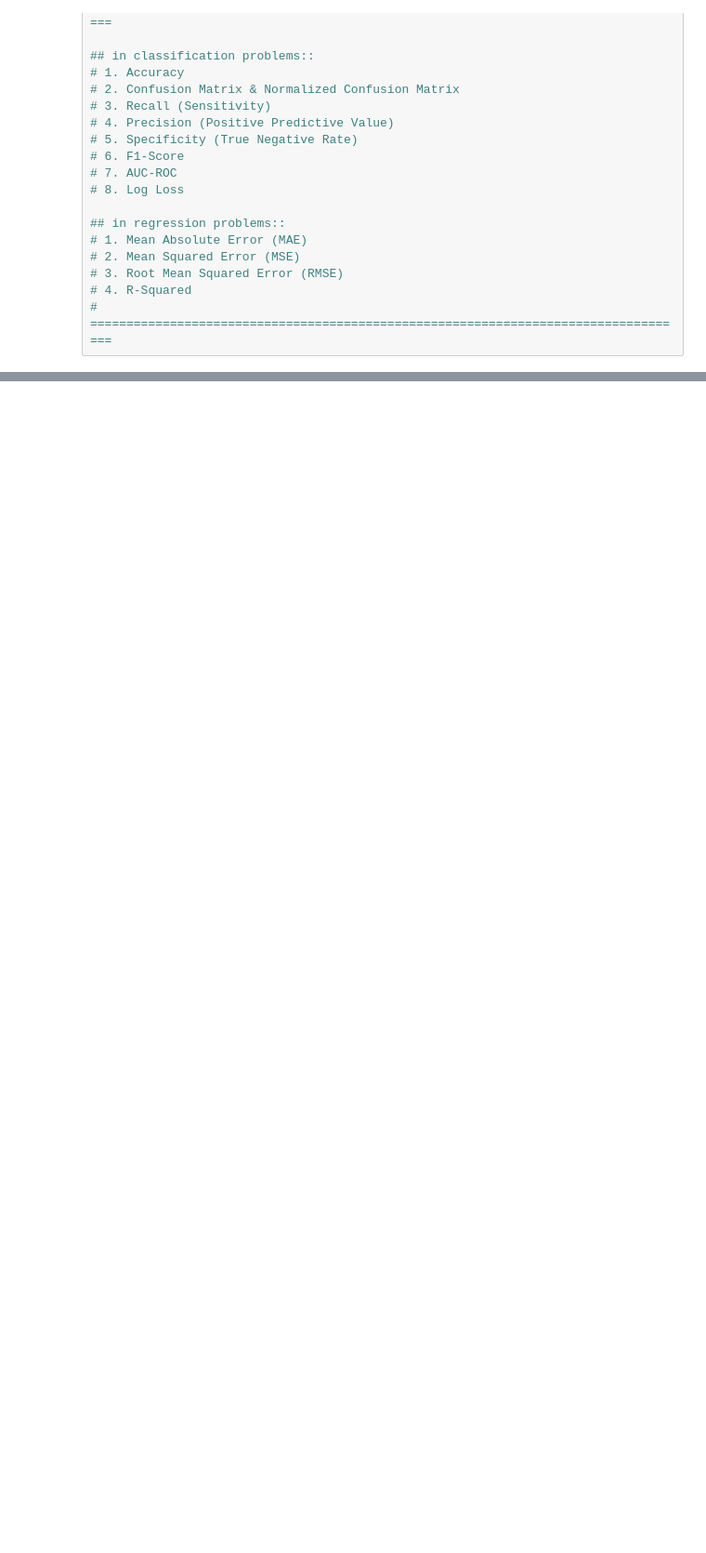
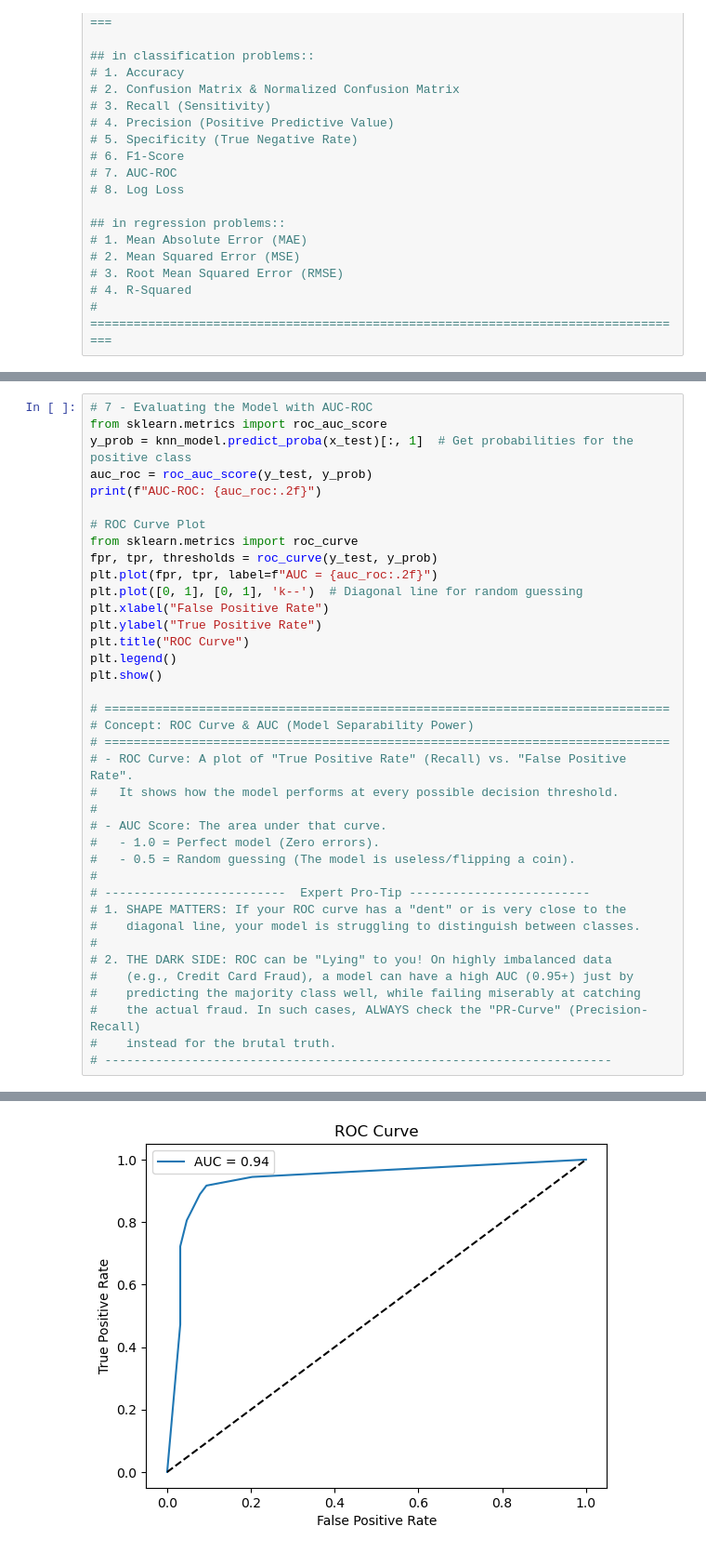
Before and after one commit to Amirhossein-momeni/AmirGeek_MachinLearning, a Jupyter notebook: 0050_Prediction and Evaluation/Prediction and Evaluation.ipynb, the cells around one changed output, grey strips where cells are left out. Shown at 93% size. Cells and saved outputs as stored; diff of their text form; blank space fills up the shorter version.

```diff
--- a/0050_Prediction and Evaluation/Prediction and Evaluation.ipynb
+++ b/0050_Prediction and Evaluation/Prediction and Evaluation.ipynb
@@ -265,0 +298,39 @@ print(f"F1-Score: {f1:.2f}")
+# %%
+# 7 - Evaluating the Model with AUC-ROC
+from sklearn.metrics import roc_auc_score
+y_prob = knn_model.predict_proba(x_test)[:, 1]  # Get probabilities for the positive class
+auc_roc = roc_auc_score(y_test, y_prob)
+print(f"AUC-ROC: {auc_roc:.2f}")
+
+# ROC Curve Plot
+from sklearn.metrics import roc_curve
+fpr, tpr, thresholds = roc_curve(y_test, y_prob)
+plt.plot(fpr, tpr, label=f"AUC = {auc_roc:.2f}")
+plt.plot([0, 1], [0, 1], 'k--')  # Diagonal line for random guessing
+plt.xlabel("False Positive Rate")
+plt.ylabel("True Positive Rate")
+plt.title("ROC Curve")
+plt.legend()
+plt.show()
+
+# ==============================================================================
+# Concept: ROC Curve & AUC (Model Separability Power)
+# ==============================================================================
+# - ROC Curve: A plot of "True Positive Rate" (Recall) vs. "False Positive Rate".
+#   It shows how the model performs at every possible decision threshold.
+#
+# - AUC Score: The area under that curve.
+#   - 1.0 = Perfect model (Zero errors).
+#   - 0.5 = Random guessing (The model is useless/flipping a coin).
+#
+# -------------------------  Expert Pro-Tip -------------------------
+# 1. SHAPE MATTERS: If your ROC curve has a "dent" or is very close to the
+#    diagonal line, your model is struggling to distinguish between classes.
+#
+# 2. THE DARK SIDE: ROC can be "Lying" to you! On highly imbalanced data
+#    (e.g., Credit Card Fraud), a model can have a high AUC (0.95+) just by
+#    predicting the majority class well, while failing miserably at catching
+#    the actual fraud. In such cases, ALWAYS check the "PR-Curve" (Precision-Recall)
+#    instead for the brutal truth.
+# ----------------------------------------------------------------------
+# %% [output]
@@ -265,0 +338 @@ print(f"F1-Score: {f1:.2f}")
+[figure, added]
```
Also changed, not shown: parts of 9 cells of this notebook.
